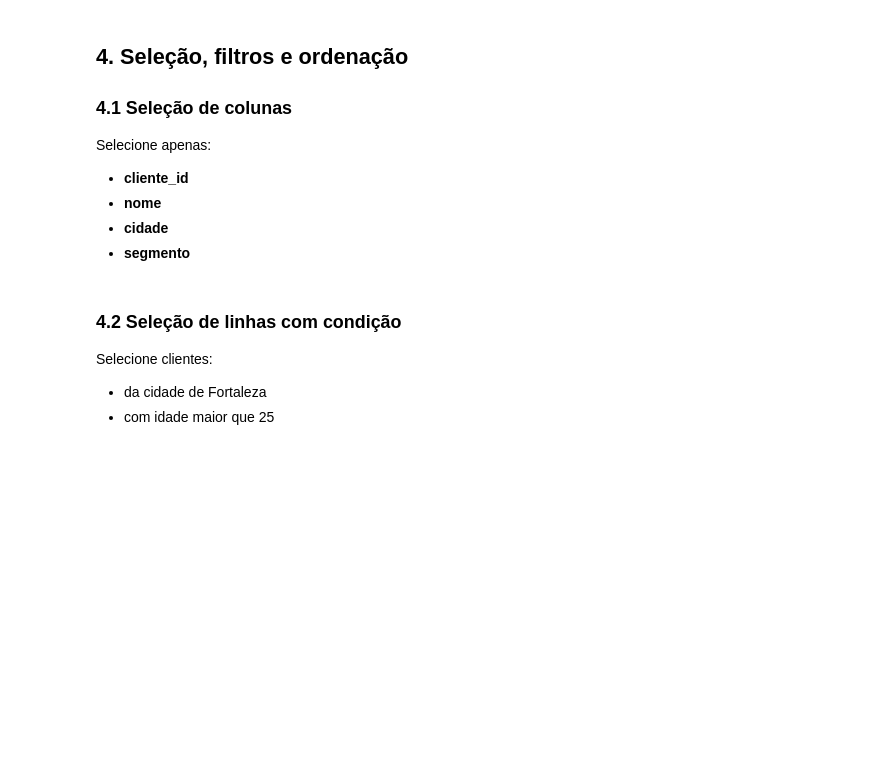
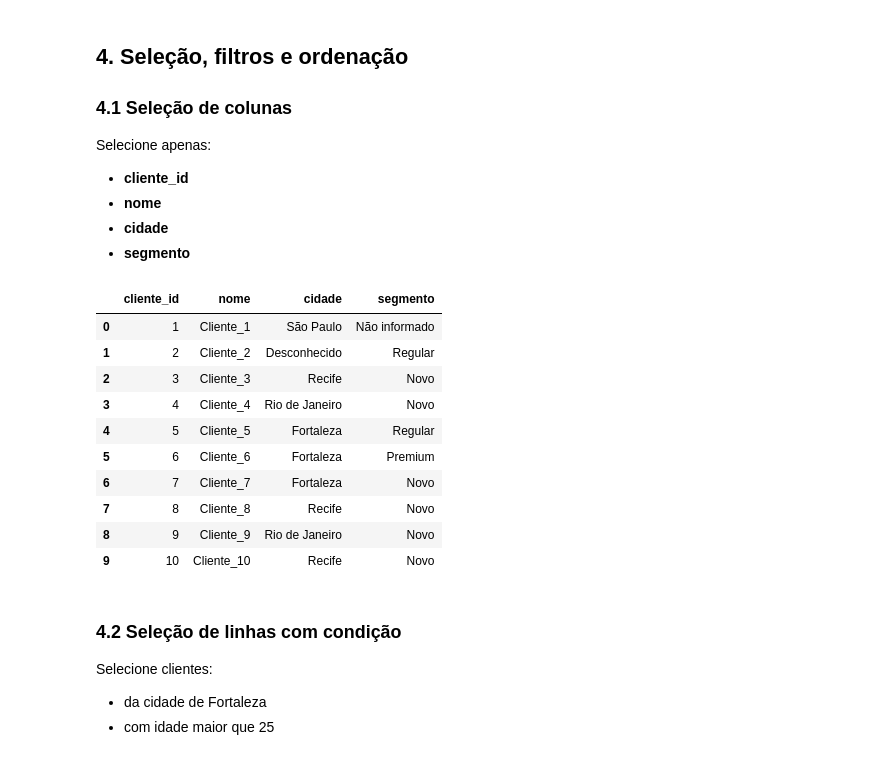
Before and after one commit to Somutt/revisao_py, a Jupyter notebook: 02_data_analysis/pandas_ecommerce.ipynb, the cells around one changed output. Cells and saved outputs as stored; diff of their text form; code cells hidden in the pictures; blank space fills up the shorter version.

```diff
--- a/02_data_analysis/pandas_ecommerce.ipynb
+++ b/02_data_analysis/pandas_ecommerce.ipynb
@@ -924,7 +924,19 @@ Selecione apenas:
 - **cidade**
 - **segmento**
 # %%
-#Implementação
+clientes_df[['cliente_id', 'nome', 'cidade', 'segmento']].head(10)
+# %% [output]
+|  | cliente_id | nome | cidade | segmento |
+| 0 | 1 | Cliente_1 | São Paulo | Não informado |
+| 1 | 2 | Cliente_2 | Desconhecido | Regular |
+| 2 | 3 | Cliente_3 | Recife | Novo |
+| 3 | 4 | Cliente_4 | Rio de Janeiro | Novo |
+| 4 | 5 | Cliente_5 | Fortaleza | Regular |
+| 5 | 6 | Cliente_6 | Fortaleza | Premium |
+| 6 | 7 | Cliente_7 | Fortaleza | Novo |
+| 7 | 8 | Cliente_8 | Recife | Novo |
+| 8 | 9 | Cliente_9 | Rio de Janeiro | Novo |
+| 9 | 10 | Cliente_10 | Recife | Novo |
 # %% [markdown]
 ### 4.2 Seleção de linhas com condição
 
```
Also changed, not shown: parts of 5 cells of this notebook.
